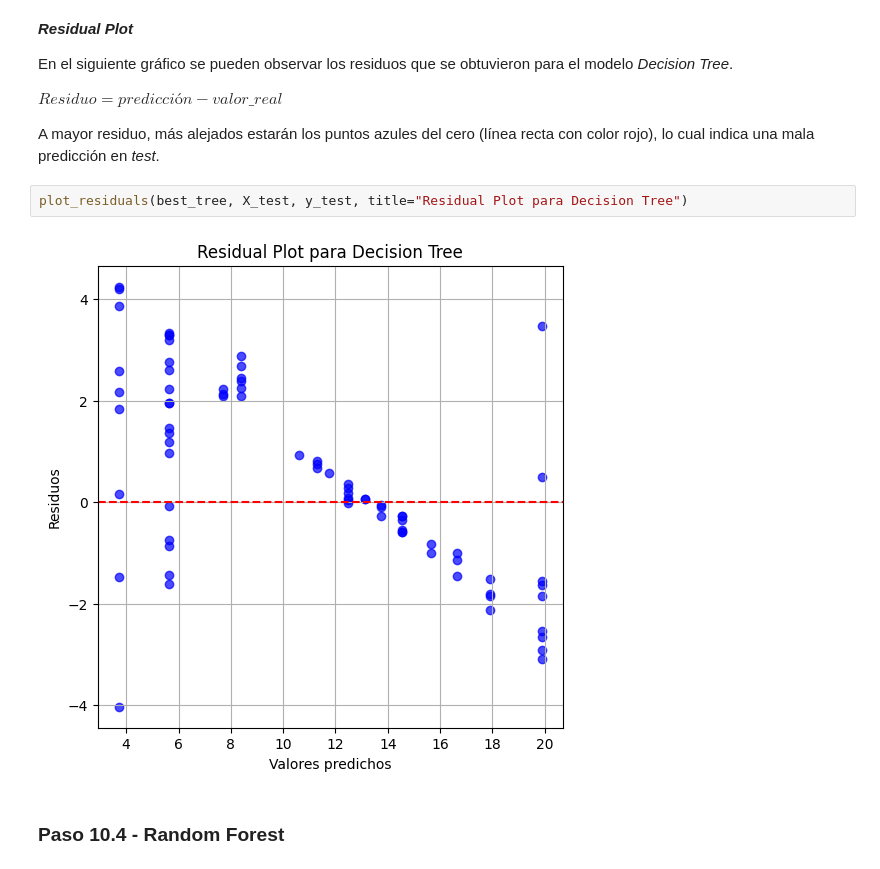
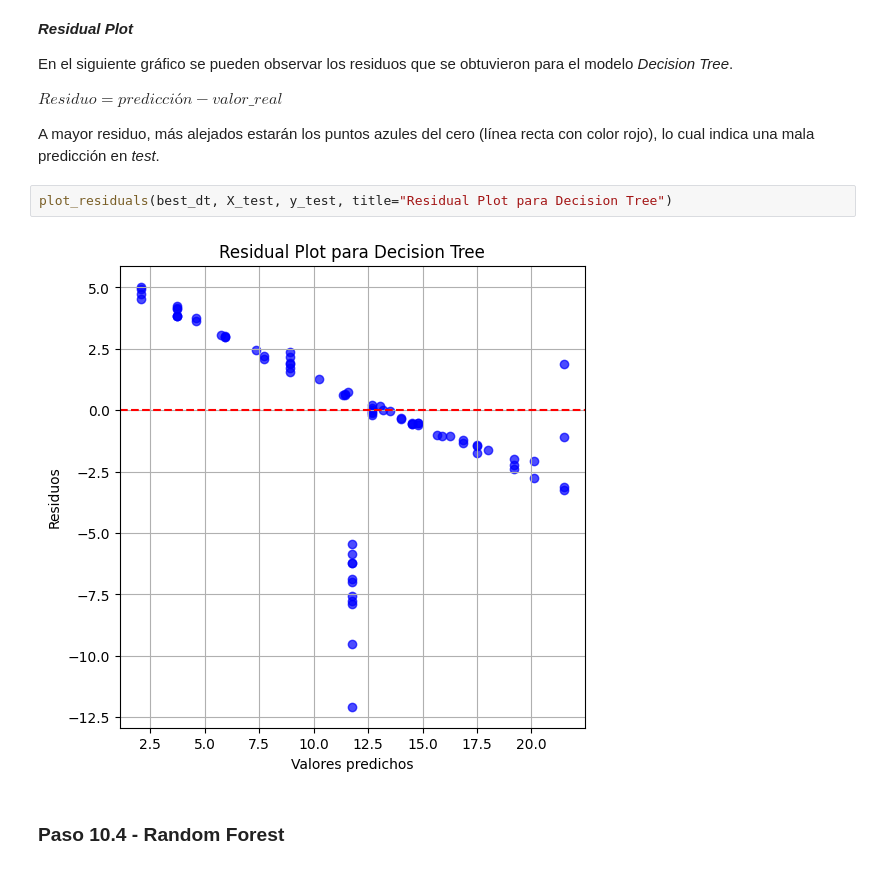
Before and after one commit to gasper-az/aprMaqI_CEIA, a Jupyter notebook: trabajo_practico/ResolucionTrabajoPractico.ipynb, the cells around one changed output. Drawn from its saved outputs; the diff is of its cells as text.

Commit message:
[TP-Final] Actualizamos variable en decision_tree

```diff
--- a/trabajo_practico/ResolucionTrabajoPractico.ipynb
+++ b/trabajo_practico/ResolucionTrabajoPractico.ipynb
@@ -1615,9 +1606,9 @@ $Residuo = predicción - valor\_real$
 
 A mayor residuo, más alejados estarán los puntos azules del cero (línea recta con color rojo), lo cual indica una mala predicción en *test*.
 # %%
-plot_residuals(best_tree, X_test, y_test, title="Residual Plot para Decision Tree")
+plot_residuals(best_dt, X_test, y_test, title="Residual Plot para Decision Tree")
 # %% [output]
-[figure, old version]
+[figure, new version]
 # %% [markdown]
 ### Paso 10.4 - Random Forest
 # %% [markdown]
```
Also changed, not shown: parts of 2 cells of this notebook.
